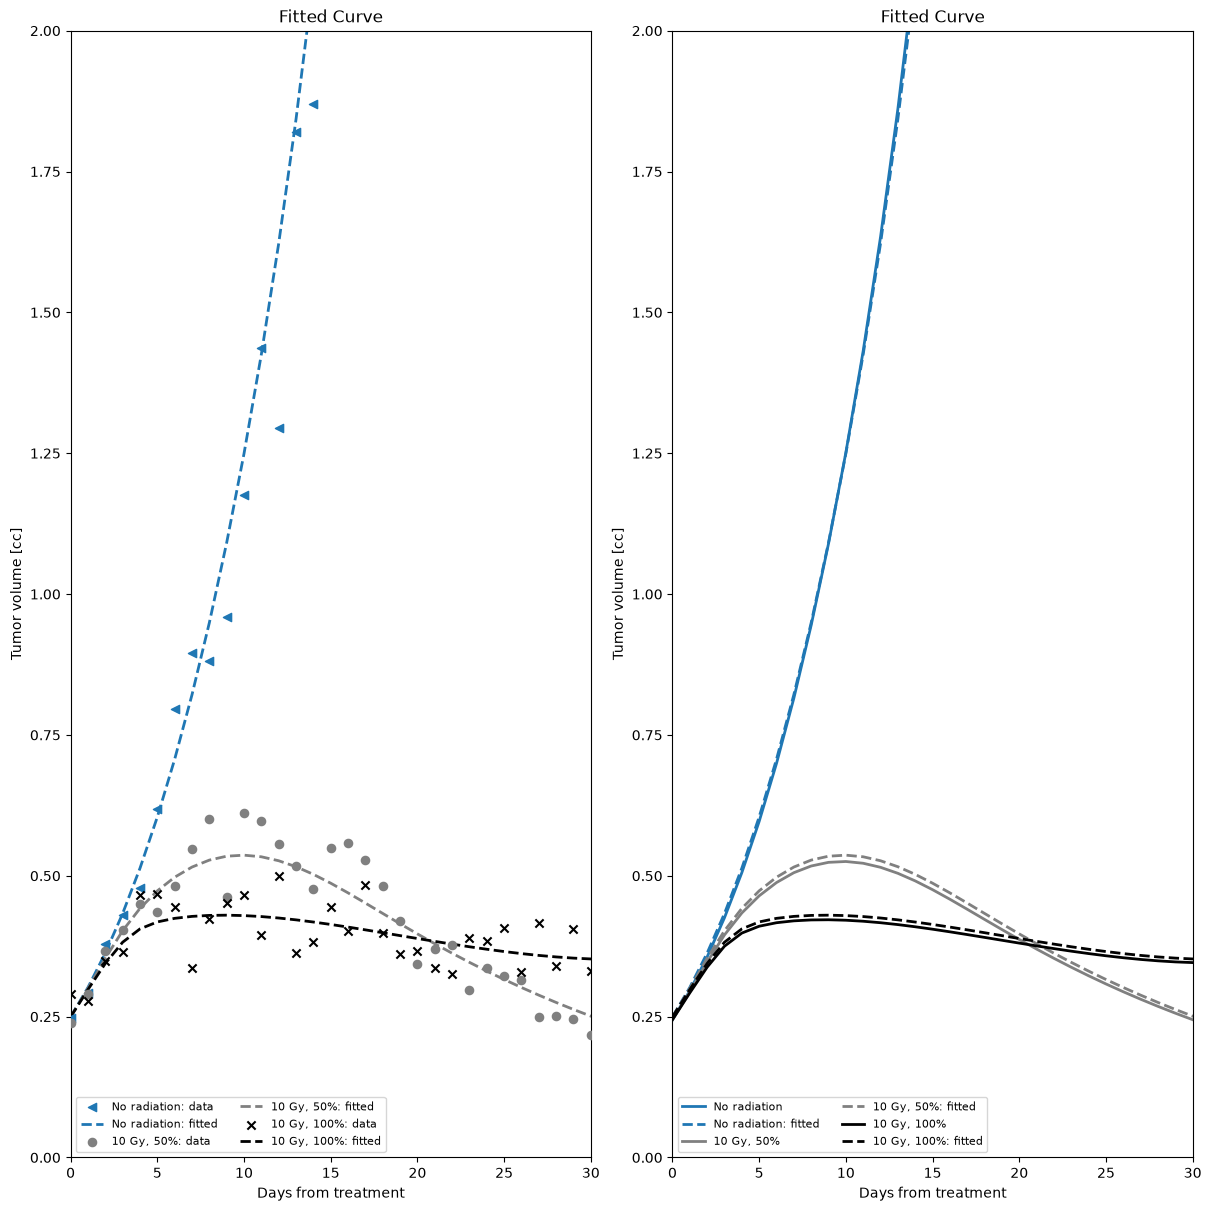
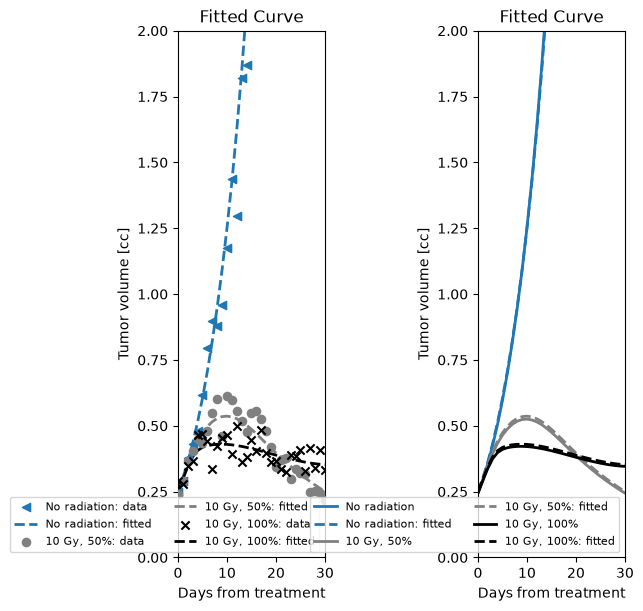
The notebook cell's code change between the first figure and the second:
--- before
+++ after
@@ -1,3 +1,3 @@
-fig, axes = plt.subplots(1,2,figsize=(12, 12),constrained_layout=True)
+fig, axes = plt.subplots(1,2,figsize=(6, 6),constrained_layout=True)
 
 for arm in DATASET.arms:

Commit: update .gitignore